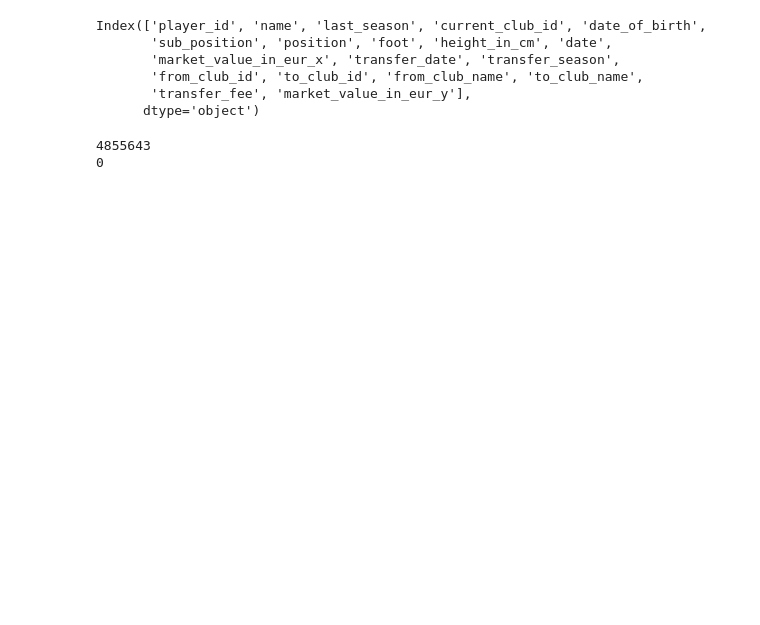
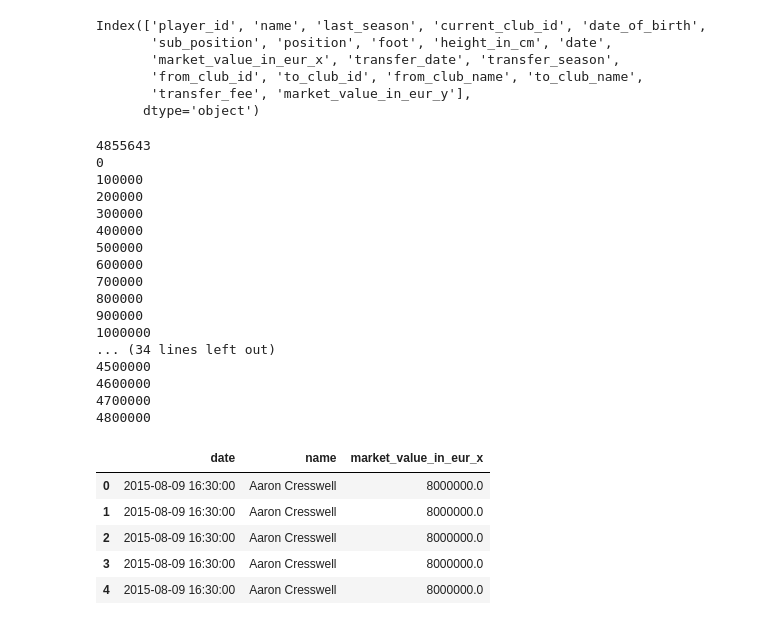
Before and after one commit to shadtome/Score-data, a Jupyter notebook: data_explore/combine_data_in_chunks.ipynb, the cells around one changed output. Cells and saved outputs as stored; diff of their text form; code cells hidden in the pictures; blank space fills up the shorter version.

```diff
--- a/data_explore/combine_data_in_chunks.ipynb
+++ b/data_explore/combine_data_in_chunks.ipynb
@@ -101,23 +101,44 @@ def process_chunk(chunk):
 # %%
 # Initialize an empty list to store processed chunks
 chunk_list = []
 
-chunk_size=200000 #change according to system specs. With this chunk_size, it took ~12 minutes in my computer
+chunk_size=100000 #change according to system specs. With this chunk_size, it took ~12 minutes on my computer
 
 # Process the lineup DataFrame in chunks
 print(len(lineup))
 for start in range(0, len(lineup), chunk_size):
     chunk = lineup.iloc[start:start + chunk_size]
     merged_chunk = process_chunk(chunk)
     chunk_list.append(merged_chunk)
     print(start)
 
 # Concatenate all processed chunks
 result = pd.concat(chunk_list).reset_index(drop=True)
 
 result.to_csv('result.csv', index=False)
 
 result[['date', 'name', 'market_value_in_eur_x']].head()
 # %% [output]
 4855643
 0
+100000
+200000
+300000
+400000
+500000
+600000
+700000
+800000
+900000
+1000000
+... (34 lines left out)
+4500000
+4600000
+4700000
+4800000
+|  | date | name | market_value_in_eur_x |
+| 0 | 2015-08-09 16:30:00 | Aaron Cresswell | 8000000.0 |
+| 1 | 2015-08-09 16:30:00 | Aaron Cresswell | 8000000.0 |
+| 2 | 2015-08-09 16:30:00 | Aaron Cresswell | 8000000.0 |
+| 3 | 2015-08-09 16:30:00 | Aaron Cresswell | 8000000.0 |
+| 4 | 2015-08-09 16:30:00 | Aaron Cresswell | 8000000.0 |
```
Also changed, not shown: parts of 7 cells of this notebook.
